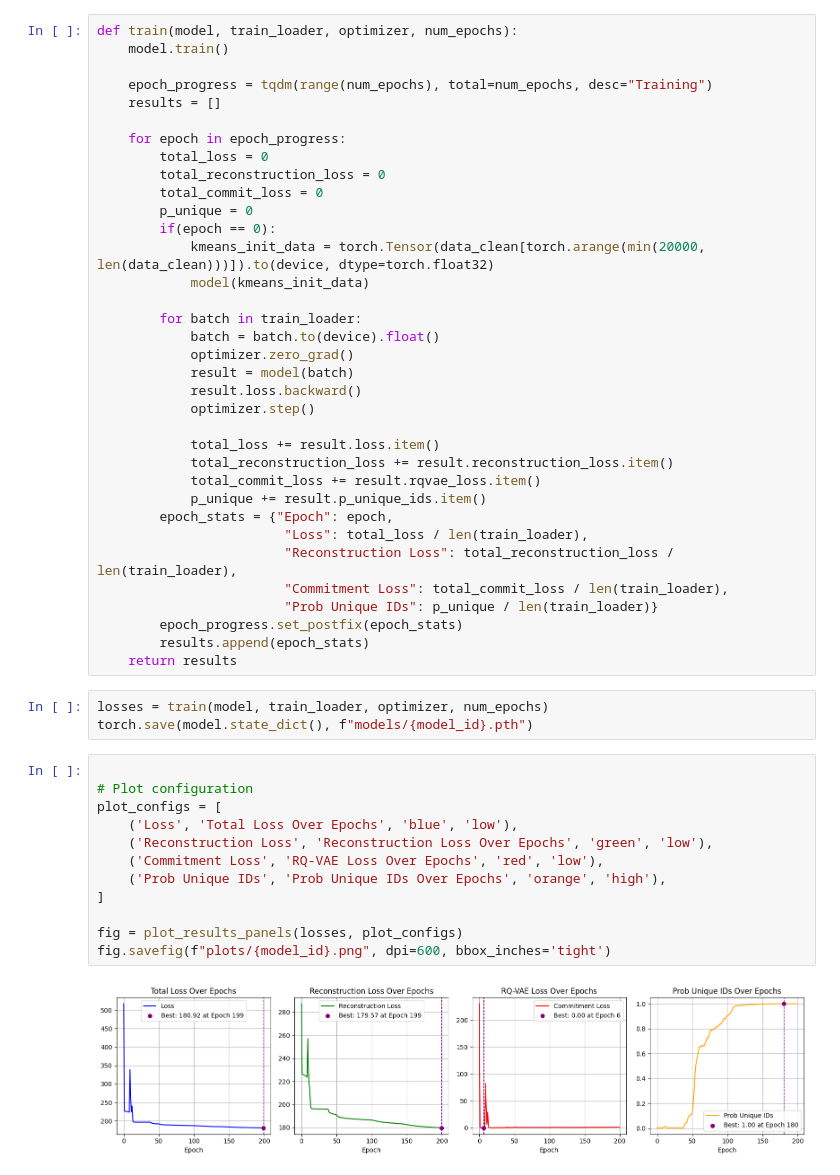
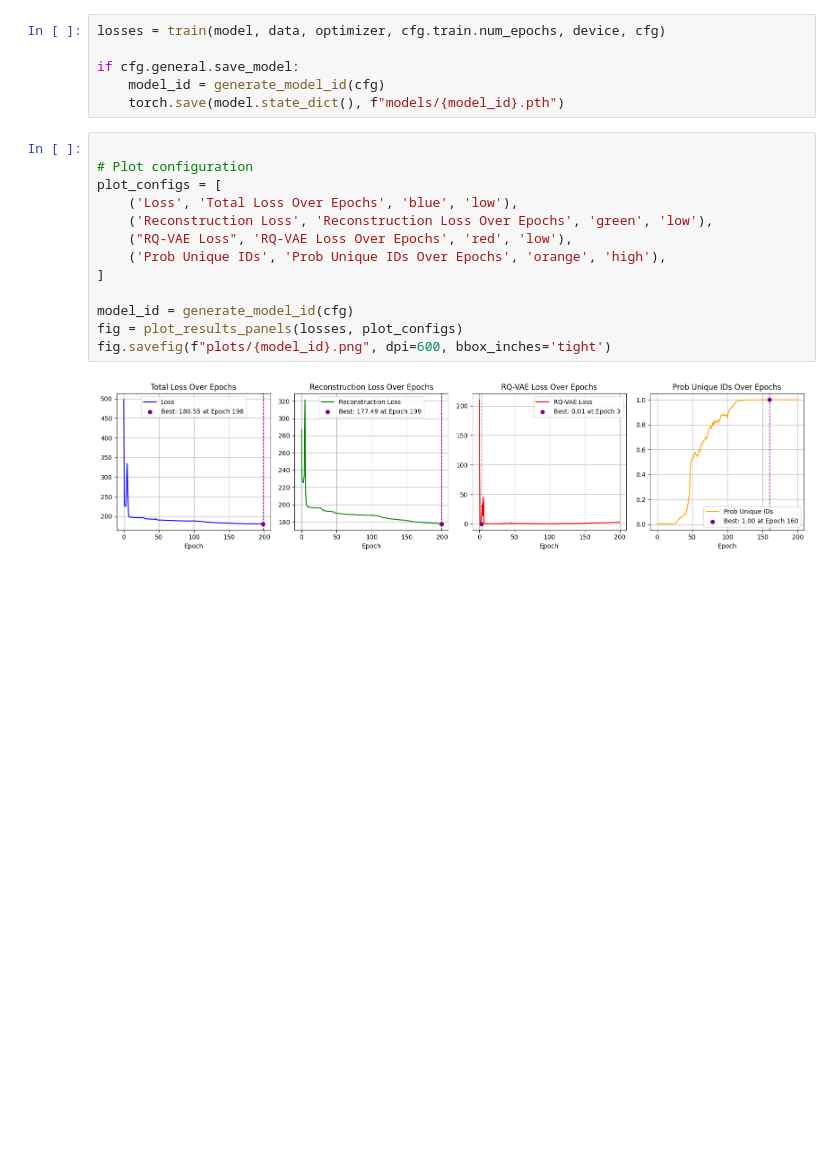
Before and after one commit to justinhangoebl/RQ-VAE-Recommender, a Jupyter notebook: train_amazon.ipynb, the cells around one changed output. Cells and saved outputs as stored; diff of their text form; blank space fills up the shorter version.

Commit message:
rework training, add wandb watcher, and logging, utilize configs

```diff
--- a/train_amazon.ipynb
+++ b/train_amazon.ipynb
@@ -52,52 +44,21 @@ optimizer = optim.AdamW(model.parameters(), lr=learning_rate, weight_decay=weigh
-# %%
-def train(model, train_loader, optimizer, num_epochs):
-    model.train()
-
-    epoch_progress = tqdm(range(num_epochs), total=num_epochs, desc="Training")
-    results = []
-
-    for epoch in epoch_progress:
-        total_loss = 0
-        total_reconstruction_loss = 0
-        total_commit_loss = 0
-        p_unique = 0
-        if(epoch == 0):
-            kmeans_init_data = torch.Tensor(data_clean[torch.arange(min(20000, len(data_clean)))]).to(device, dtype=torch.float32)
-            model(kmeans_init_data)
-
-        for batch in train_loader:
-            batch = batch.to(device).float()
-            optimizer.zero_grad()
-            result = model(batch)
-            result.loss.backward()
-            optimizer.step()
-
-            total_loss += result.loss.item()
-            total_reconstruction_loss += result.reconstruction_loss.item()
-            total_commit_loss += result.rqvae_loss.item()
-            p_unique += result.p_unique_ids.item()
-        epoch_stats = {"Epoch": epoch,
-                        "Loss": total_loss / len(train_loader),
-                        "Reconstruction Loss": total_reconstruction_loss / len(train_loader),
-                        "Commitment Loss": total_commit_loss / len(train_loader),
-                        "Prob Unique IDs": p_unique / len(train_loader)}
-        epoch_progress.set_postfix(epoch_stats)
-        results.append(epoch_stats)
-    return results
 # %%
-losses = train(model, train_loader, optimizer, num_epochs)
-torch.save(model.state_dict(), f"models/{model_id}.pth")
+losses = train(model, data, optimizer, cfg.train.num_epochs, device, cfg)
+
+if cfg.general.save_model:
+    model_id = generate_model_id(cfg)
+    torch.save(model.state_dict(), f"models/{model_id}.pth")
 # %%
 
 # Plot configuration
 plot_configs = [
     ('Loss', 'Total Loss Over Epochs', 'blue', 'low'),
     ('Reconstruction Loss', 'Reconstruction Loss Over Epochs', 'green', 'low'),
-    ('Commitment Loss', 'RQ-VAE Loss Over Epochs', 'red', 'low'),
+    ("RQ-VAE Loss", 'RQ-VAE Loss Over Epochs', 'red', 'low'),
     ('Prob Unique IDs', 'Prob Unique IDs Over Epochs', 'orange', 'high'),
 ]
 
+model_id = generate_model_id(cfg)
 fig = plot_results_panels(losses, plot_configs)
 fig.savefig(f"plots/{model_id}.png", dpi=600, bbox_inches='tight')
 # %% [output]
-[figure, old version]
+[figure, new version]
```
Also changed, not shown: parts of 4 cells of this notebook, 6 other files.
